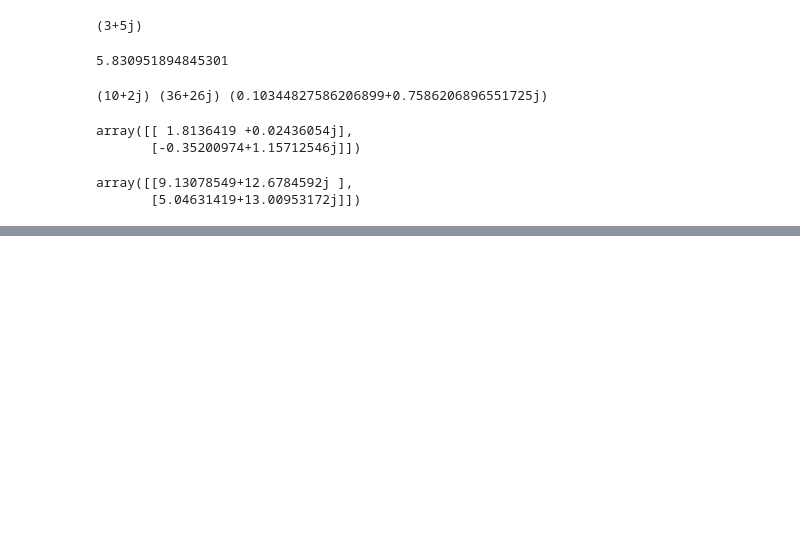
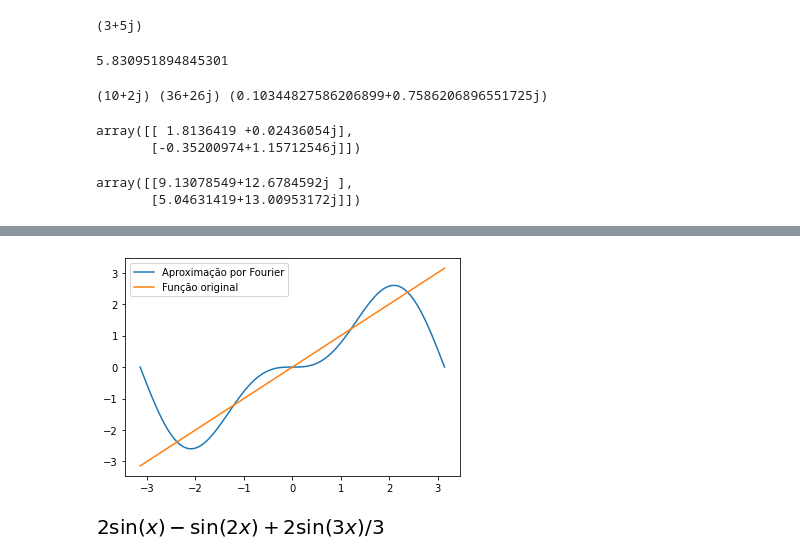
Before and after one commit to nirlan/applied-math-python, a Jupyter notebook: Ferramentas_Matemáticas_Aplicadas.ipynb, the cells around one changed output, grey strips where cells are left out. Cells and saved outputs as stored; diff of their text form; code cells hidden in the pictures; blank space fills up the shorter version.

```diff
--- a/Ferramentas_Matemáticas_Aplicadas.ipynb
+++ b/Ferramentas_Matemáticas_Aplicadas.ipynb
@@ -1141,0 +1254,23 @@ array([[9.13078549+12.6784592j ],
+# %%
+import matplotlib.pyplot as plt
+import numpy as np
+
+x = np.linspace(-np.pi, np.pi, 100)
+f = x
+y = 2*np.sin(x) - np.sin(2*x)
+plt.plot(x, y, x, f)
+plt.legend(['Aproximação por Fourier', 'Função original'], loc=2)
+plt.show()
+# %% [output]
+[figure, added]
+# %%
+# Utilizando 3 termos da série -->
+
+from sympy import *
+x, f = symbols('x f')
+init_printing()
+f = x
+s = fourier_series(f, (x, -pi, pi))
+s.truncate(3)
+# %% [output]
+[figure, added]
```
Also changed, not shown: parts of 12 cells of this notebook.
